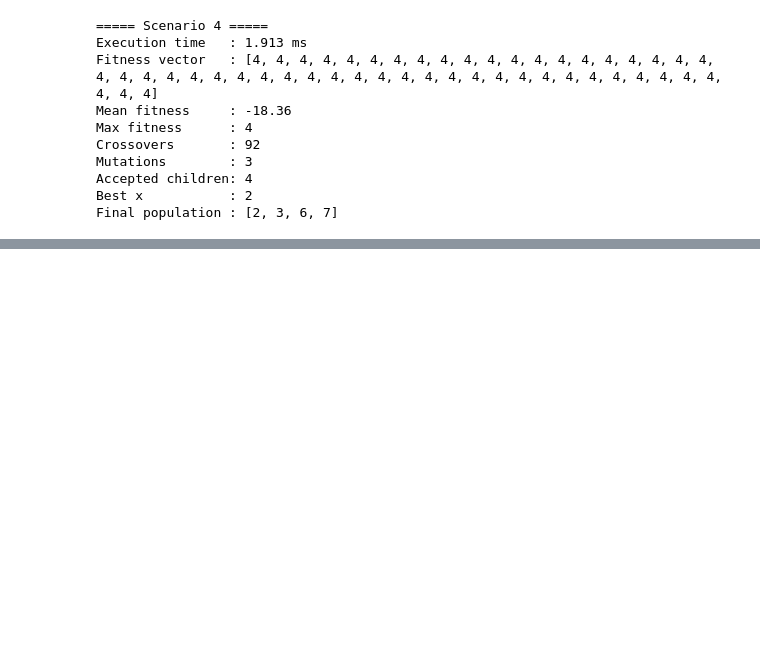
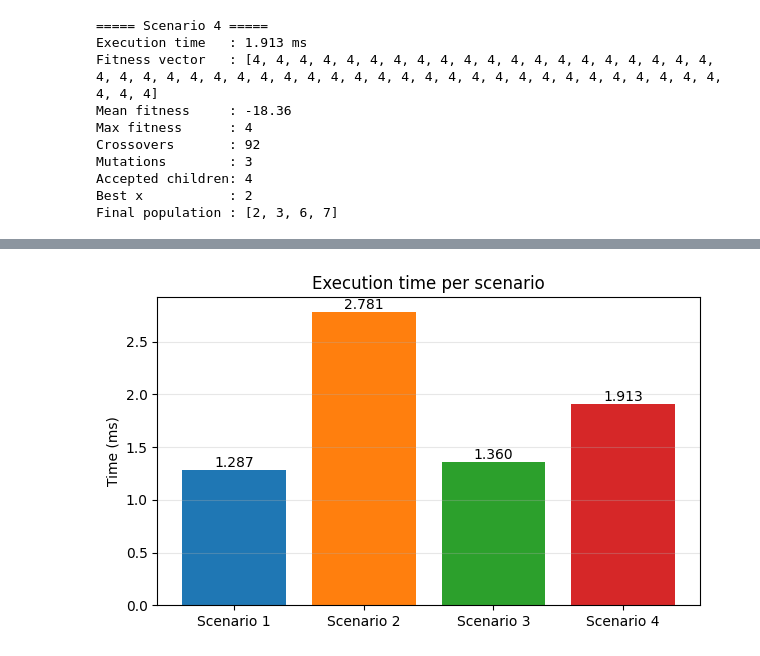
Before and after one commit to MerMerIem/Methodes-Bio-Inspirees-, a Jupyter notebook: tp2/TP2_Genetic_Algorithm.ipynb, the cells around one changed output, grey strips where cells are left out. Saved outputs shown, nothing was run; the diff lists cells and outputs as text; code cells hidden in the pictures; blank space fills up the shorter version.

```diff
--- a/tp2/TP2_Genetic_Algorithm.ipynb
+++ b/tp2/TP2_Genetic_Algorithm.ipynb
@@ -518,0 +593,5 @@ Final population : [2, 3, 6, 7]
+# %%
+bar_chart("execution_time", "Execution time per scenario", "Time (ms)",
+          "graph_d_execution_time.png", scale=1000, fmt="{:.3f}")
+# %% [output]
+[figure, added]
```
Also changed, not shown: parts of 15 cells of this notebook.
